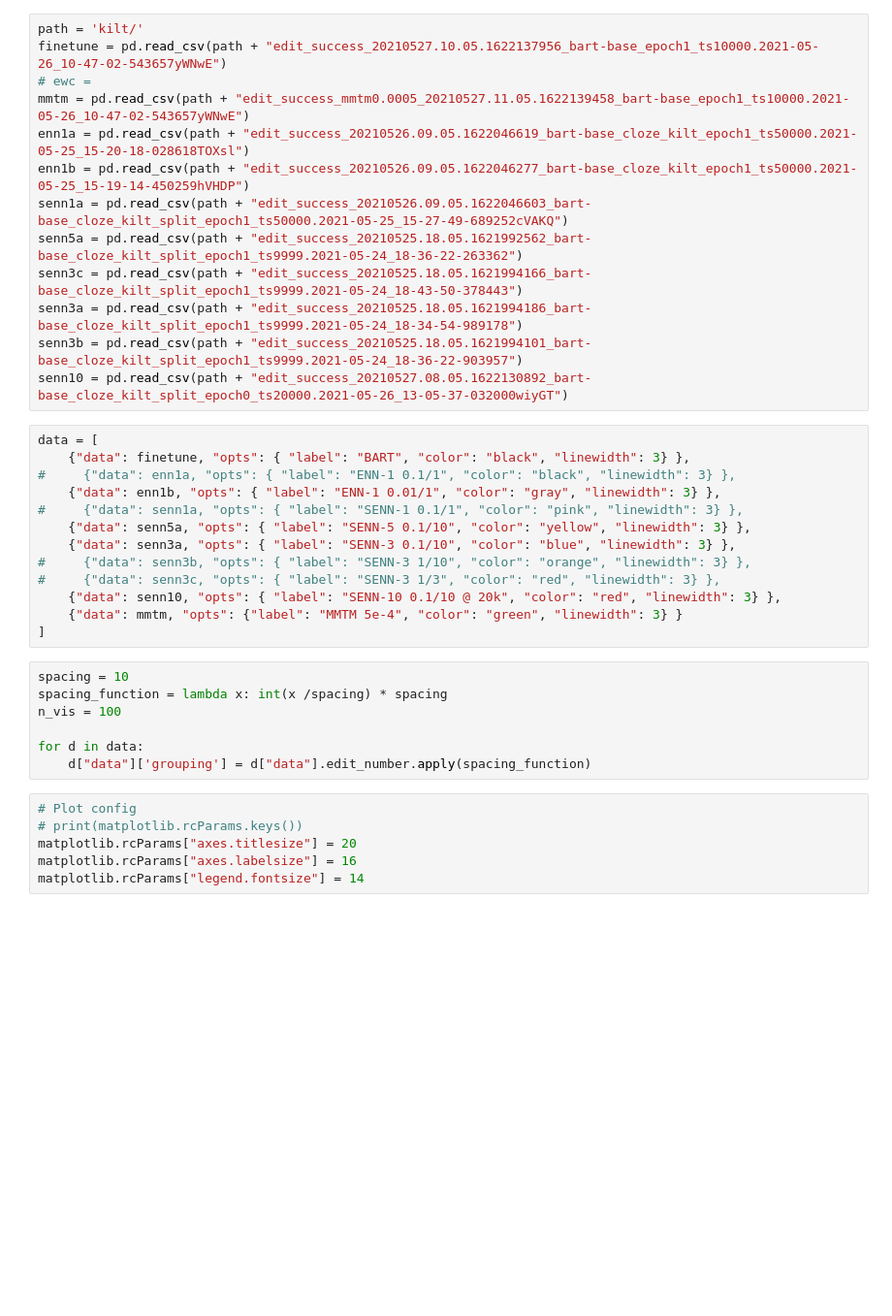
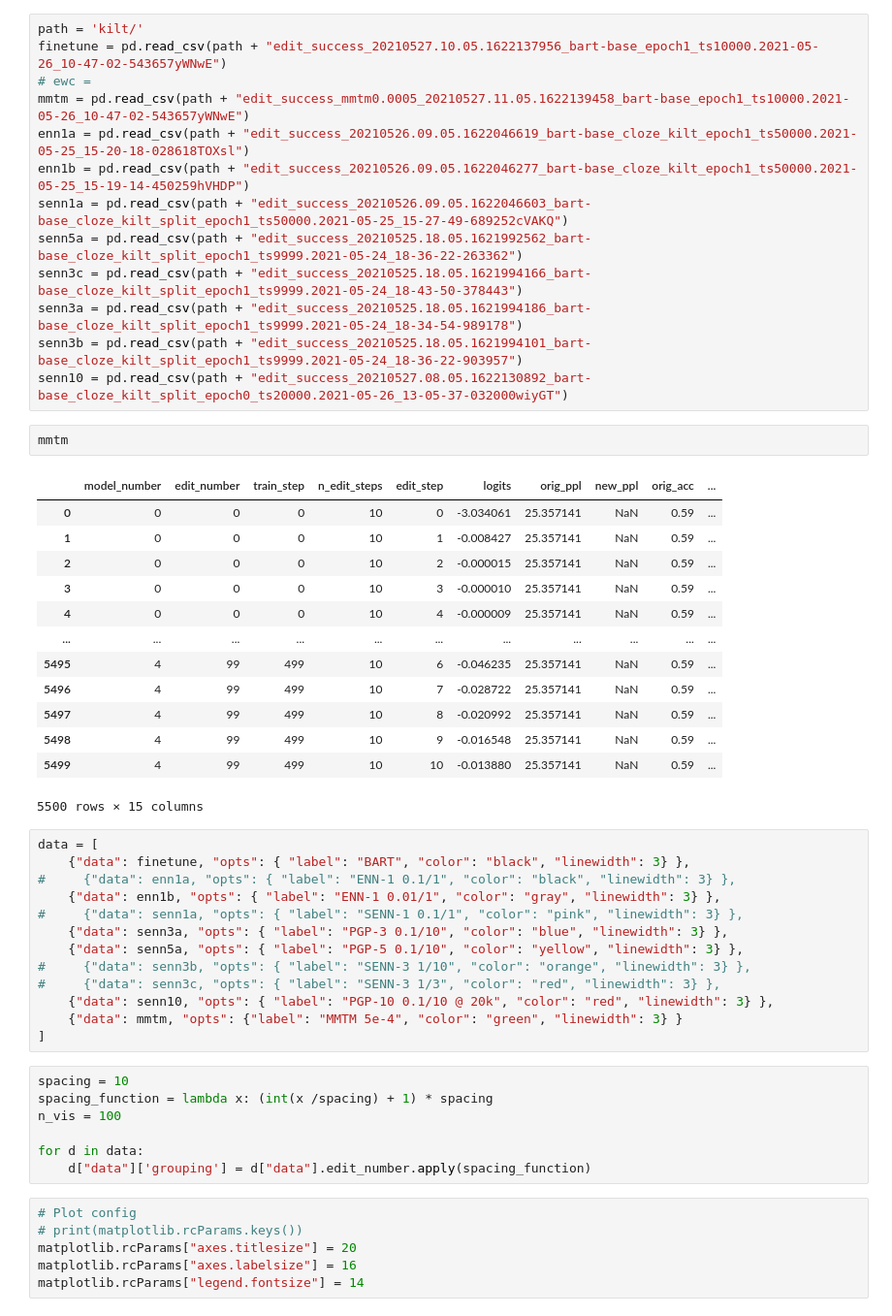
Before and after one commit to spencerbraun/editable_nlp, a Jupyter notebook: plots/cloze-kilt.ipynb, the cells around one changed output. Shown at 97% size. Drawn from its saved outputs; the diff is of its cells as text; blank space fills up the shorter version.

```diff
--- a/plots/cloze-kilt.ipynb
+++ b/plots/cloze-kilt.ipynb
@@ -20,22 +20,38 @@ senn3c = pd.read_csv(path + "edit_success_20210525.18.05.1621994166_bart-base_cl
 senn3a = pd.read_csv(path + "edit_success_20210525.18.05.1621994186_bart-base_cloze_kilt_split_epoch1_ts9999.2021-05-24_18-34-54-989178")
 senn3b = pd.read_csv(path + "edit_success_20210525.18.05.1621994101_bart-base_cloze_kilt_split_epoch1_ts9999.2021-05-24_18-36-22-903957")
 senn10 = pd.read_csv(path + "edit_success_20210527.08.05.1622130892_bart-base_cloze_kilt_split_epoch0_ts20000.2021-05-26_13-05-37-032000wiyGT")
+# %%
+mmtm
+# %% [output]
+|  | model_number | edit_number | train_step | n_edit_steps | edit_step | logits | orig_ppl | new_ppl | orig_acc | ... |
+| 0 | 0 | 0 | 0 | 10 | 0 | -3.034061 | 25.357141 | NaN | 0.59 | ... |
+| 1 | 0 | 0 | 0 | 10 | 1 | -0.008427 | 25.357141 | NaN | 0.59 | ... |
+| 2 | 0 | 0 | 0 | 10 | 2 | -0.000015 | 25.357141 | NaN | 0.59 | ... |
+| 3 | 0 | 0 | 0 | 10 | 3 | -0.000010 | 25.357141 | NaN | 0.59 | ... |
+| 4 | 0 | 0 | 0 | 10 | 4 | -0.000009 | 25.357141 | NaN | 0.59 | ... |
+| ... | ... | ... | ... | ... | ... | ... | ... | ... | ... | ... |
+| 5495 | 4 | 99 | 499 | 10 | 6 | -0.046235 | 25.357141 | NaN | 0.59 | ... |
+| 5496 | 4 | 99 | 499 | 10 | 7 | -0.028722 | 25.357141 | NaN | 0.59 | ... |
+| 5497 | 4 | 99 | 499 | 10 | 8 | -0.020992 | 25.357141 | NaN | 0.59 | ... |
+| 5498 | 4 | 99 | 499 | 10 | 9 | -0.016548 | 25.357141 | NaN | 0.59 | ... |
+| 5499 | 4 | 99 | 499 | 10 | 10 | -0.013880 | 25.357141 | NaN | 0.59 | ... |
+5500 rows × 15 columns
 # %%
 data = [
     {"data": finetune, "opts": { "label": "BART", "color": "black", "linewidth": 3} },
 #     {"data": enn1a, "opts": { "label": "ENN-1 0.1/1", "color": "black", "linewidth": 3} },
     {"data": enn1b, "opts": { "label": "ENN-1 0.01/1", "color": "gray", "linewidth": 3} },
 #     {"data": senn1a, "opts": { "label": "SENN-1 0.1/1", "color": "pink", "linewidth": 3} },
-    {"data": senn5a, "opts": { "label": "SENN-5 0.1/10", "color": "yellow", "linewidth": 3} },
-    {"data": senn3a, "opts": { "label": "SENN-3 0.1/10", "color": "blue", "linewidth": 3} },
+    {"data": senn3a, "opts": { "label": "PGP-3 0.1/10", "color": "blue", "linewidth": 3} },
+    {"data": senn5a, "opts": { "label": "PGP-5 0.1/10", "color": "yellow", "linewidth": 3} },
 #     {"data": senn3b, "opts": { "label": "SENN-3 1/10", "color": "orange", "linewidth": 3} },
 #     {"data": senn3c, "opts": { "label": "SENN-3 1/3", "color": "red", "linewidth": 3} },
-    {"data": senn10, "opts": { "label": "SENN-10 0.1/10 @ 20k", "color": "red", "linewidth": 3} },
+    {"data": senn10, "opts": { "label": "PGP-10 0.1/10 @ 20k", "color": "red", "linewidth": 3} },
     {"data": mmtm, "opts": {"label": "MMTM 5e-4", "color": "green", "linewidth": 3} }
 ]
 # %%
 spacing = 10
-spacing_function = lambda x: int(x /spacing) * spacing
+spacing_function = lambda x: (int(x /spacing) + 1) * spacing
 n_vis = 100
 
 for d in data:
```
Also changed, not shown: parts of 2 cells of this notebook, 1 other file.
